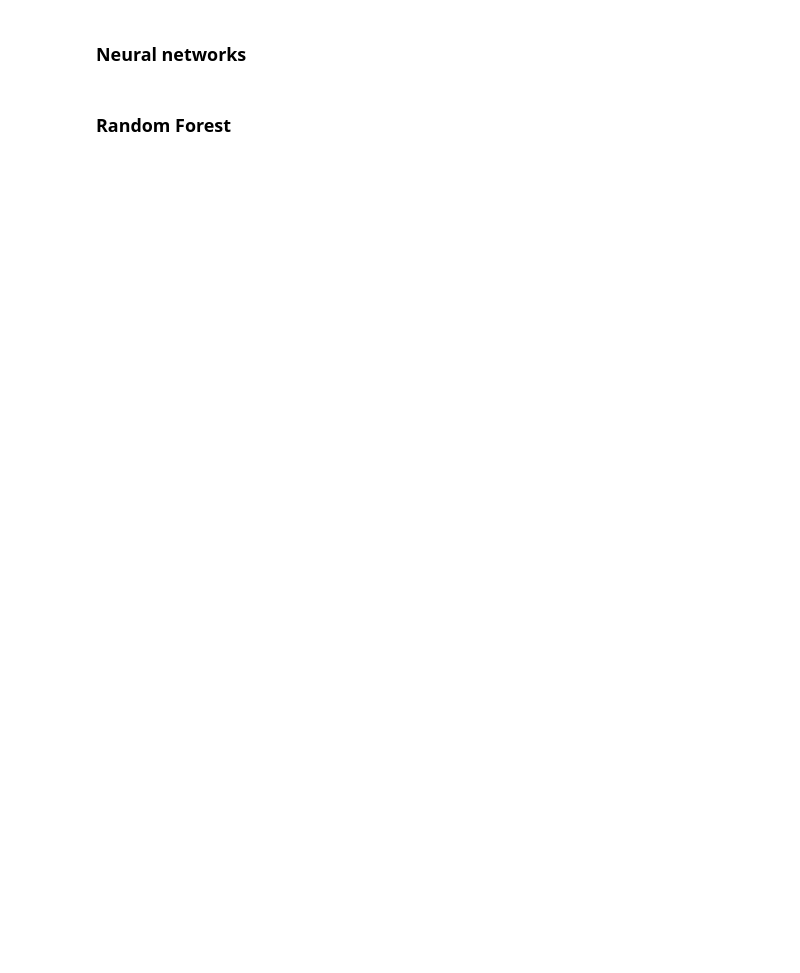
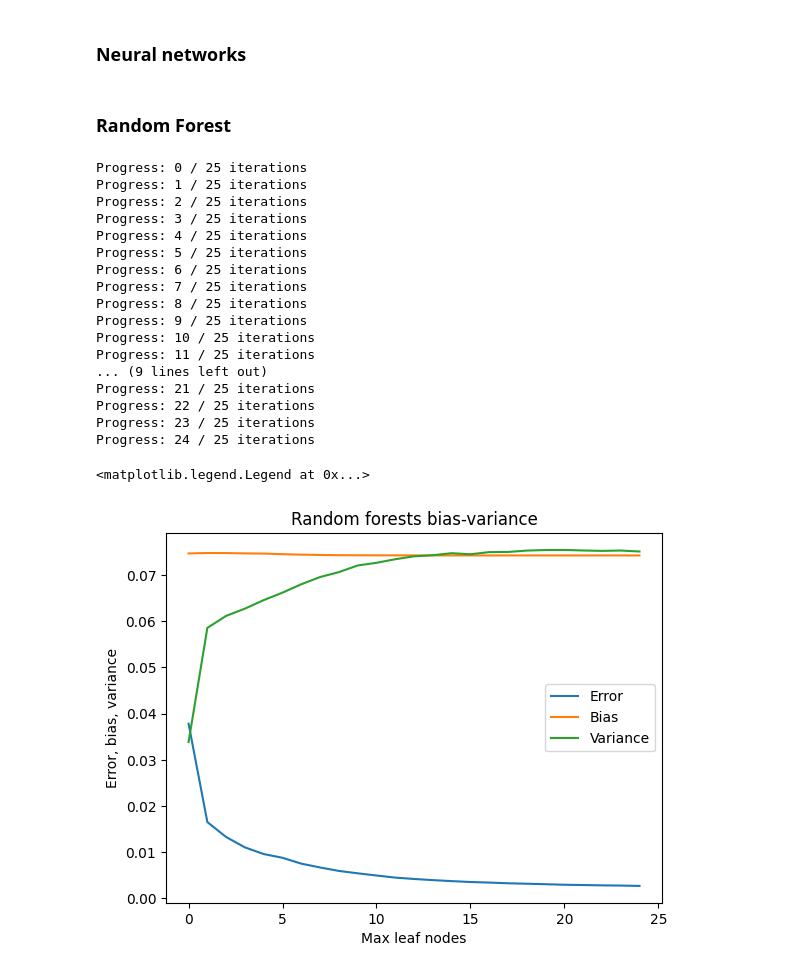
Before and after one commit to mathiasmellemstuen/FYS_STK4155_Prosjekt_3, a Jupyter notebook: src/bias_variance.ipynb, the cells around one changed output. Saved outputs shown, nothing was run; the diff lists cells and outputs as text; code cells hidden in the pictures; blank space fills up the shorter version.

Commit message:
Adding code for random forests

```diff
--- a/src/bias_variance.ipynb
+++ b/src/bias_variance.ipynb
@@ -121,3 +121,53 @@ at polynomial 12 out of 12
 ### Neural networks
 # %% [markdown]
 ### Random Forest
+# %%
+X = create_design_matrix(x, y, 1)
+X_train, X_test, y_train, y_test = train_test_split(X, z.ravel(), test_size=test_size)
+
+complexity = np.arange(0, 25) * 1 + 2
+
+errors = np.zeros(len(complexity))
+biases = np.zeros(len(complexity))
+variances = np.zeros(len(complexity))
+
+for i, current_complexity in enumerate(complexity):
+    forest = RandomForestRegressor(random_state = 1, bootstrap = True, max_leaf_nodes = current_complexity, n_jobs=-1)
+    forest.fit(X_train, y_train)
+
+    prediction = forest.predict(X_test)
+
+    errors[i] = np.mean(np.mean((y_test - prediction)**2, axis=0, keepdims=True))
+    biases[i] = np.mean((y_test - np.mean(prediction, axis=0, keepdims=True))**2)
+    variances[i] = np.mean( np.var(prediction, axis=0, keepdims=True))
+
+    print(f"Progress: {i} / {len(complexity)} iterations")
+
+plt.figure()
+plt.title("Random forests bias-variance")
+plt.plot(errors, label="Error")
+plt.plot(biases, label="Bias")
+plt.plot(variances, label="Variance")
+plt.xlabel("Max leaf nodes")
+plt.ylabel("Error, bias, variance")
+plt.legend()
+# %% [output]
+Progress: 0 / 25 iterations
+Progress: 1 / 25 iterations
+Progress: 2 / 25 iterations
+Progress: 3 / 25 iterations
+Progress: 4 / 25 iterations
+Progress: 5 / 25 iterations
+Progress: 6 / 25 iterations
+Progress: 7 / 25 iterations
+Progress: 8 / 25 iterations
+Progress: 9 / 25 iterations
+Progress: 10 / 25 iterations
+Progress: 11 / 25 iterations
+... (9 lines left out)
+Progress: 21 / 25 iterations
+Progress: 22 / 25 iterations
+Progress: 23 / 25 iterations
+Progress: 24 / 25 iterations
+<matplotlib.legend.Legend at 0x...>
+[figure, added]
```
Also changed, not shown: parts of 2 cells of this notebook, 4 other files.
